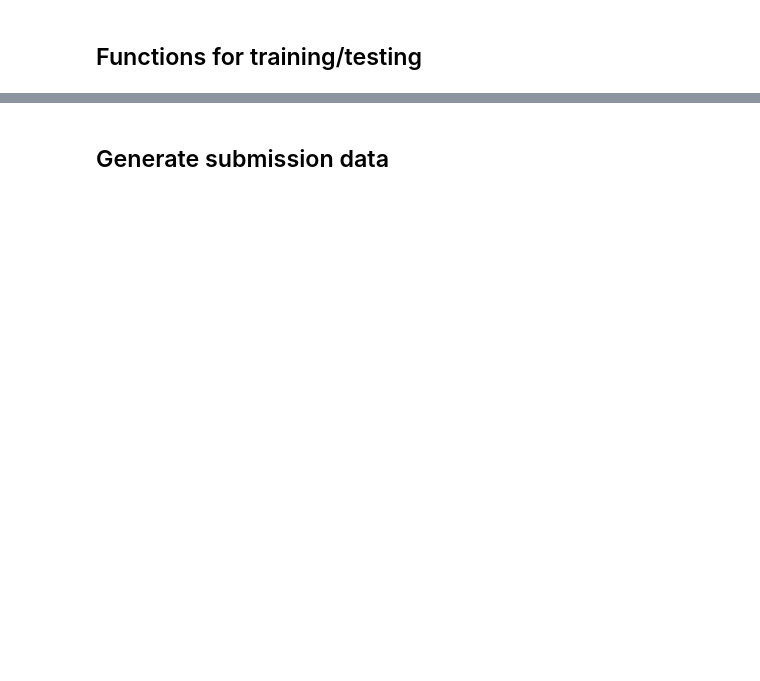
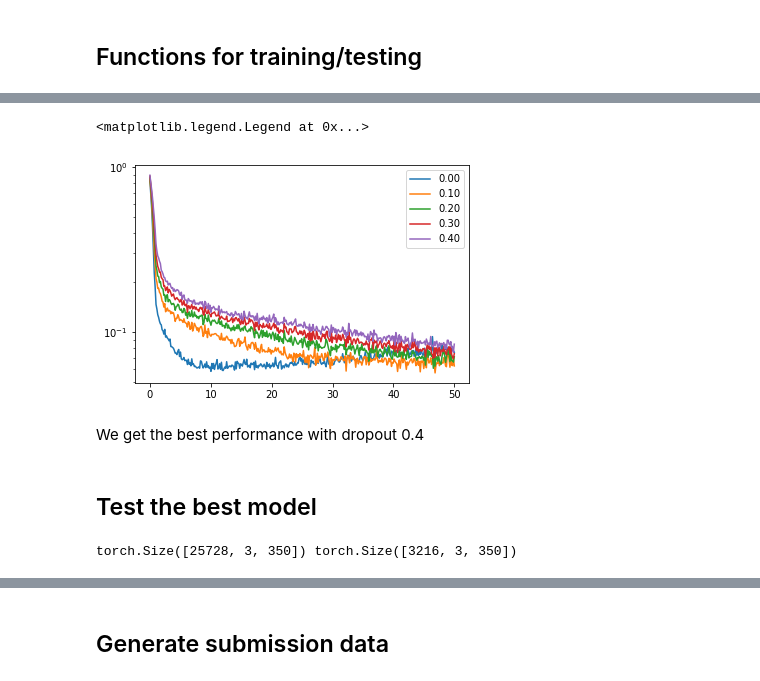
Before and after one commit to cruzsbrian/Caltech-CS155-2023, a Jupyter notebook: proj1/conv.ipynb, the cells around one changed output, grey strips where cells are left out. Cells and saved outputs as stored; diff of their text form; code cells hidden in the pictures; blank space fills up the shorter version.

Commit message:
Best CNN as of monday

```diff
--- a/proj1/conv.ipynb
+++ b/proj1/conv.ipynb
@@ -200,16 +225,16 @@ optimizer = optim.Adam(model.parameters(), lr=2e-5)
 # %% [markdown]
 ## Functions for training/testing
 # %%
-def train(n_epochs, batch_size=32):
+def train(model, loss_fn, optimizer, train_dataset, val_dataset, n_epochs, batch_size=32, print_losses=False):
     train_loader = torch.utils.data.DataLoader(train_dataset, batch_size=batch_size, shuffle=True)
-    test_loader = torch.utils.data.DataLoader(test_dataset, batch_size=batch_size, shuffle=False)
+    val_loader = torch.utils.data.DataLoader(val_dataset, batch_size=batch_size, shuffle=False)
 
     model.train()
 
     train_losses = []
     test_losses = []
 
-    loss_eval_interval = 5000 // batch_size
+    loss_eval_interval = 15000 // batch_size
 
     for epoch in tqdm(range(n_epochs)):
         running_loss = 0
@@ -231,20 +256,21 @@ def train(n_epochs, batch_size=32):
 
                 test_loss = 0
                 with torch.no_grad():
-                    for data, target in test_loader:
+                    for data, target in val_loader:
                         data, target = data.cuda(), target.cuda()
                         pred = model(data)
                         loss = loss_fn(pred, target)
                         test_loss += loss.item()
 
-                test_losses.append(test_loss / (len(test_loader)))
+                test_losses.append(test_loss / (len(val_loader)))
 
-        print(f"Epoch {epoch+1}, Train Loss: {train_losses[-1]:.4f}, Test Loss: {test_losses[-1]:.4f}")
+        if print_losses:
+            print(f"Epoch {epoch+1}, Train Loss: {train_losses[-1]:.4f}, Test Loss: {test_losses[-1]:.4f}")
 
     return train_losses, test_losses
 # %%
 # Test model, print accuracy and f2 score
-def test(dataset):
+def test(model, loss_fn, dataset):
     loader = torch.utils.data.DataLoader(dataset, batch_size=32, shuffle=False)
 
     model.eval()
@@ -324,0 +311,17 @@ F2 score: 1.0000
+# %%
+train_losses = []
+test_losses = []
+
+train_dataset, val_dataset = create_datasets(train_data)
+
+for i,d in enumerate(np.linspace(0, 0.2, 5)):
+    torch.manual_seed(0)
+    model, loss_fn, optimizer = create_model(d, pos_weight=2)
+    train_loss, test_loss = train(model, loss_fn, optimizer, train_dataset, val_dataset, 50, batch_size=128)
+
+    train_losses.append(train_loss)
+    test_losses.append(test_loss)
+
+    print(f"Dropout: {d:.2f}")
+    test(model, loss_fn, val_dataset)
+    print()
@@ -324,0 +349,20 @@ F2 score: 1.0000
+# %%
+epoch_steps = np.linspace(0, 50, len(train_losses[0]))
+
+for i, curve in enumerate(test_losses):
+    plt.plot(epoch_steps, curve, label=f"{i*0.1:.2f}")
+plt.yscale("log")
+plt.legend()
+# %% [output]
+<matplotlib.legend.Legend at 0x...>
+[figure, added]
+# %% [markdown]
+We get the best performance with dropout 0.4
+# %% [markdown]
+## Test the best model
+# %%
+train_dataset, val_dataset = create_datasets(train_data)
+
+print(train_dataset.tensors[0].shape, val_dataset.tensors[0].shape)
+# %% [output]
+torch.Size([25728, 3, 350]) torch.Size([3216, 3, 350])
```
Also changed, not shown: parts of 29 cells of this notebook, 2 other files.
